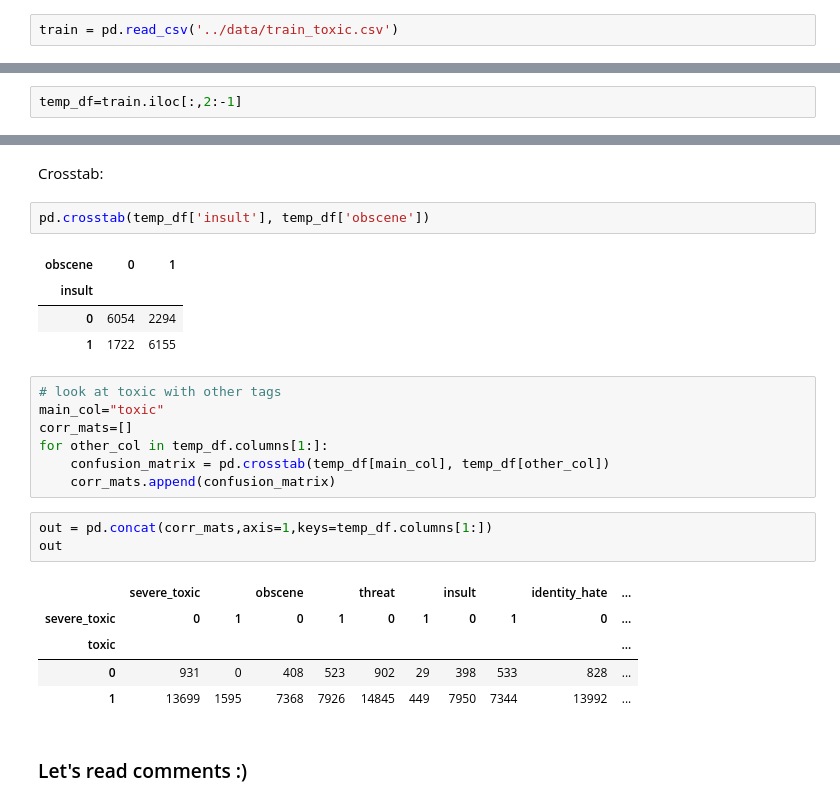
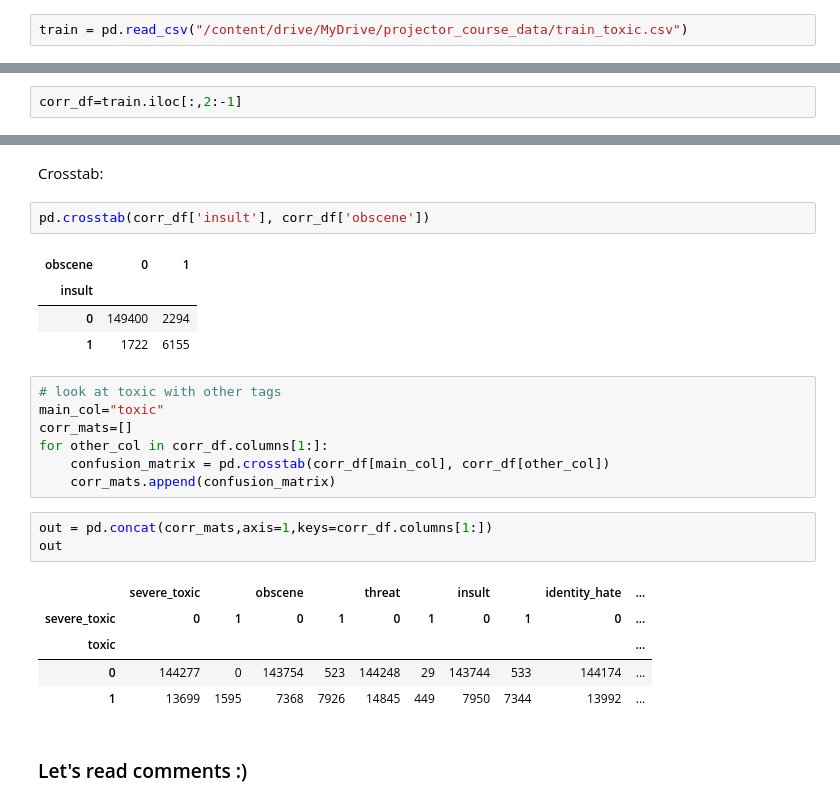
Before and after one commit to vitaliyradchenko/projector_course, a Jupyter notebook: lectures/2.0 Pandas - Toxic Comments EDA.ipynb, the cells around one changed output, grey strips where cells are left out. Drawn from its saved outputs; the diff is of its cells as text.

```diff
--- a/lectures/2.0 Pandas - Toxic Comments EDA.ipynb
+++ b/lectures/2.0 Pandas - Toxic Comments EDA.ipynb
@@ -13,4 +13,4 @@ import numpy as np
 # %% [markdown]
 Завантажуємо датасет:
 # %%
-train = pd.read_csv('../data/train_toxic.csv')
+train = pd.read_csv("/content/drive/MyDrive/projector_course_data/train_toxic.csv")
@@ -222,5 +237,5 @@ plt.show()
 # %% [markdown]
 ### Correlation
 # %%
-temp_df=train.iloc[:,2:-1]
+corr_df=train.iloc[:,2:-1]
 # %%
@@ -251,27 +266,27 @@ sns.heatmap(corr,
 # %% [markdown]
 Crosstab:
 # %%
-pd.crosstab(temp_df['insult'], temp_df['obscene'])
+pd.crosstab(corr_df['insult'], corr_df['obscene'])
 # %% [output]
 | obscene | 0 | 1 |
 | insult |  |  |
-| 0 | 6054 | 2294 |
+| 0 | 149400 | 2294 |
 | 1 | 1722 | 6155 |
 # %%
 # look at toxic with other tags
 main_col="toxic"
 corr_mats=[]
-for other_col in temp_df.columns[1:]:
-    confusion_matrix = pd.crosstab(temp_df[main_col], temp_df[other_col])
+for other_col in corr_df.columns[1:]:
+    confusion_matrix = pd.crosstab(corr_df[main_col], corr_df[other_col])
     corr_mats.append(confusion_matrix)
 # %%
-out = pd.concat(corr_mats,axis=1,keys=temp_df.columns[1:])
+out = pd.concat(corr_mats,axis=1,keys=corr_df.columns[1:])
 out
 # %% [output]
 |  | severe_toxic |  | obscene |  | threat |  | insult |  | identity_hate | ... |
 | severe_toxic | 0 | 1 | 0 | 1 | 0 | 1 | 0 | 1 | 0 | ... |
 | toxic |  |  |  |  |  |  |  |  |  | ... |
-| 0 | 931 | 0 | 408 | 523 | 902 | 29 | 398 | 533 | 828 | ... |
+| 0 | 144277 | 0 | 143754 | 523 | 144248 | 29 | 143744 | 533 | 144174 | ... |
 | 1 | 13699 | 1595 | 7368 | 7926 | 14845 | 449 | 7950 | 7344 | 13992 | ... |
 # %% [markdown]
 ### Let's read comments :)
```
Also changed, not shown: parts of 20 cells of this notebook.
